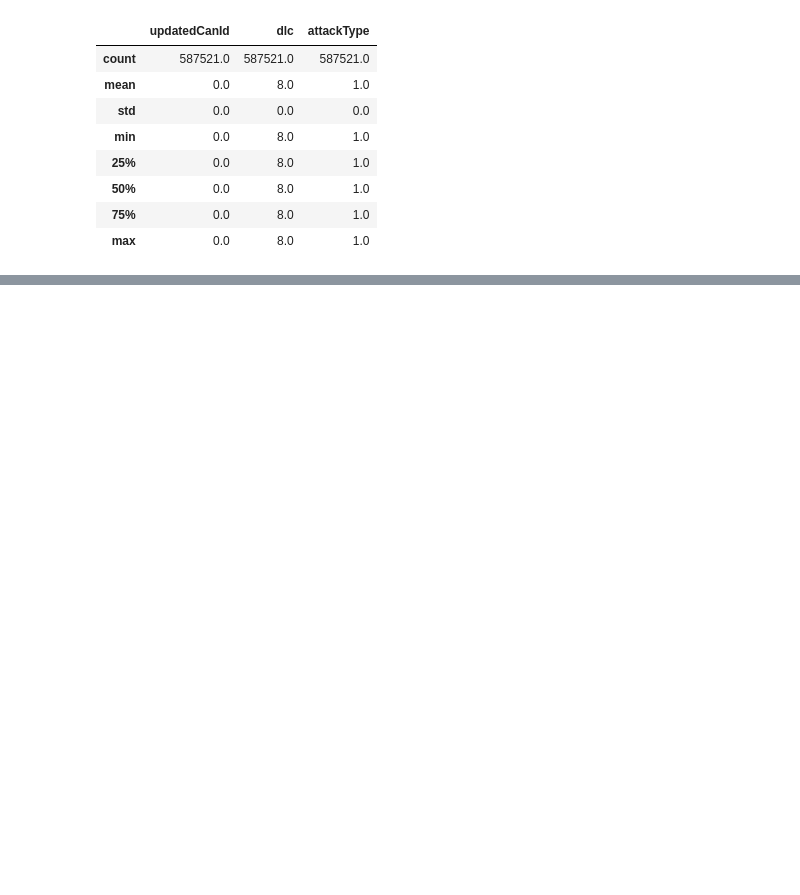
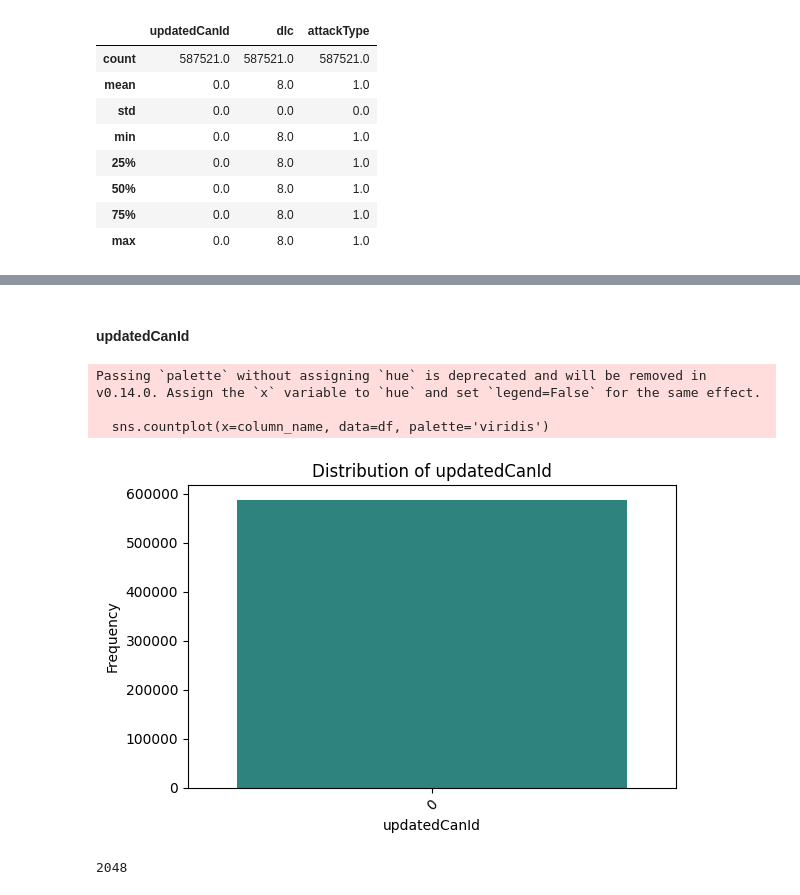
Before and after one commit to FatimeNazliAs/Intrusion-Detection-Systems-using-ML, a Jupyter notebook: notebooks/visualization_with_seperated_dfs.ipynb, the cells around one changed output, grey strips where cells are left out. Cells and saved outputs as stored; diff of their text form; code cells hidden in the pictures; blank space fills up the shorter version.

```diff
--- a/notebooks/visualization_with_seperated_dfs.ipynb
+++ b/notebooks/visualization_with_seperated_dfs.ipynb
@@ -22,3 +22,7 @@ attack_free_in_fuzzy=fuzzy_df_pd[fuzzy_df_pd["updatedFlag"]=='R']
 dos_df=dos_df_pd[dos_df_pd["updatedFlag"]=='T']
 fuzzy_df=fuzzy_df_pd[fuzzy_df_pd["updatedFlag"]=='T']
 attack_free_df=pd.concat([attack_free_df_pd,attack_free_in_dos,attack_free_in_fuzzy])
+# %%
+dos_df["attackType"]=1
+fuzzy_df["attackType"]=2
+attack_free_df["attackType"]=0
@@ -36,0 +70,12 @@ dos_df.describe()
+# %%
+def plot_count_chart(df,column_name):
+    plt.figure(figsize=(6, 4))
+
+    sns.countplot(x=column_name, data=df, palette='viridis')
+
+    plt.title(f'Distribution of {column_name}')
+    plt.xlabel(column_name)
+    plt.ylabel('Frequency')
+    plt.xticks(rotation=45)
+    plt.tight_layout()
+    plt.show()
@@ -36,0 +151,13 @@ dos_df.describe()
+# %% [markdown]
+#### updatedCanId
+# %%
+plot_count_chart(dos_df,"updatedCanId")
+# %% [output]
+Passing `palette` without assigning `hue` is deprecated and will be removed in v0.14.0. Assign the `x` variable to `hue` and set `legend=False` for the same effect.
+
+  sns.countplot(x=column_name, data=df, palette='viridis')
+[figure, added]
+# %%
+fuzzy_df["updatedCanId"].nunique()
+# %% [output]
+2048
```
Also changed, not shown: parts of 13 cells of this notebook.
